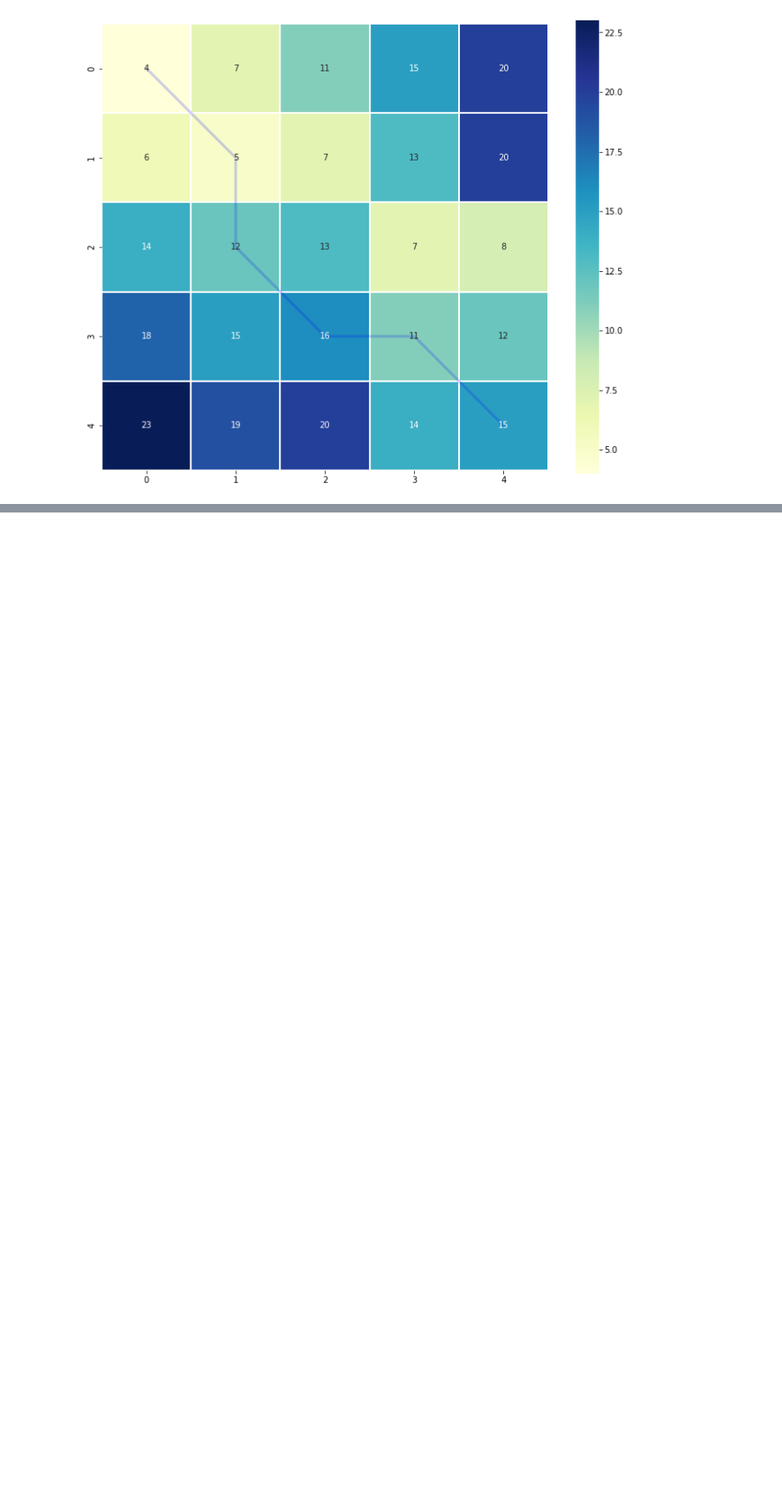
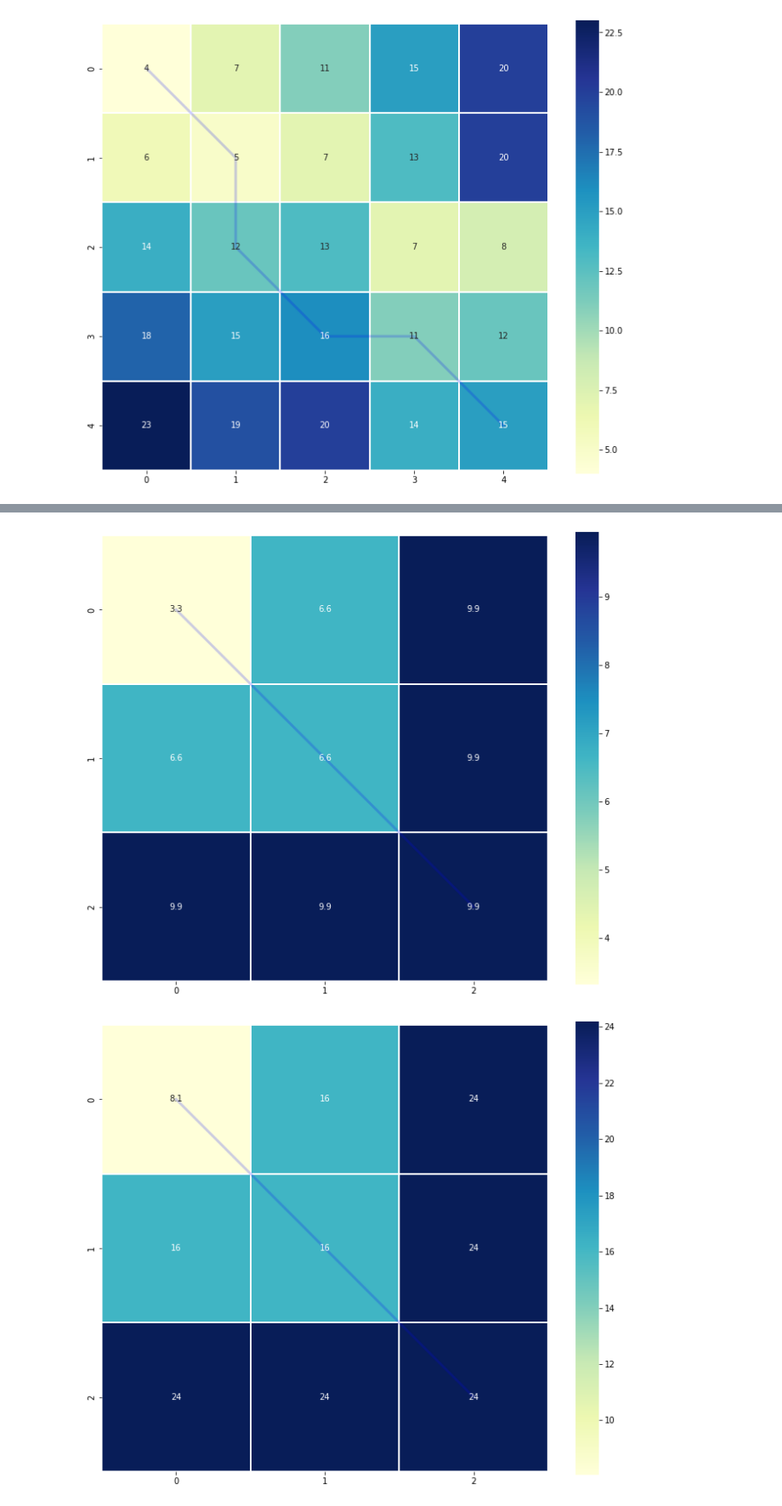
Before and after one commit to oscarescuderoarnanz/dtwParallel, a Jupyter notebook: exampleData/CodeExamples/E1_SyntheticData/Examples.ipynb, the cells around one changed output, grey strips where cells are left out. Shown: that part at 85% size. Cells and saved outputs as stored; diff of their text form; code cells hidden in the pictures; blank space fills up the shorter version.

```diff
--- a/exampleData/CodeExamples/E1_SyntheticData/Examples.ipynb
+++ b/exampleData/CodeExamples/E1_SyntheticData/Examples.ipynb
@@ -70,0 +106,16 @@ dtw_functions.dtw(x, y, "d", dist="gower", MTS=True)
+# %%
+# from dtwParallel import dtw_functions
+from scipy.spatial import distance as d
+
+X = np.array([[3, 5, 8],
+              [0, 1, 3],
+              [1, 2, 3]])
+
+Y = np.array([[2, 0, 8],
+              [1, 3, 8],
+              [4, 8, 12]])
+
+d = dtw_functions.dtw(X, Y,  MTS=True, type_dtw="i", get_visualization=True)
+# %% [output]
+[figure, added]
+[figure, added]
```
Also changed, not shown: parts of 26 cells of this notebook, 14 other files.
